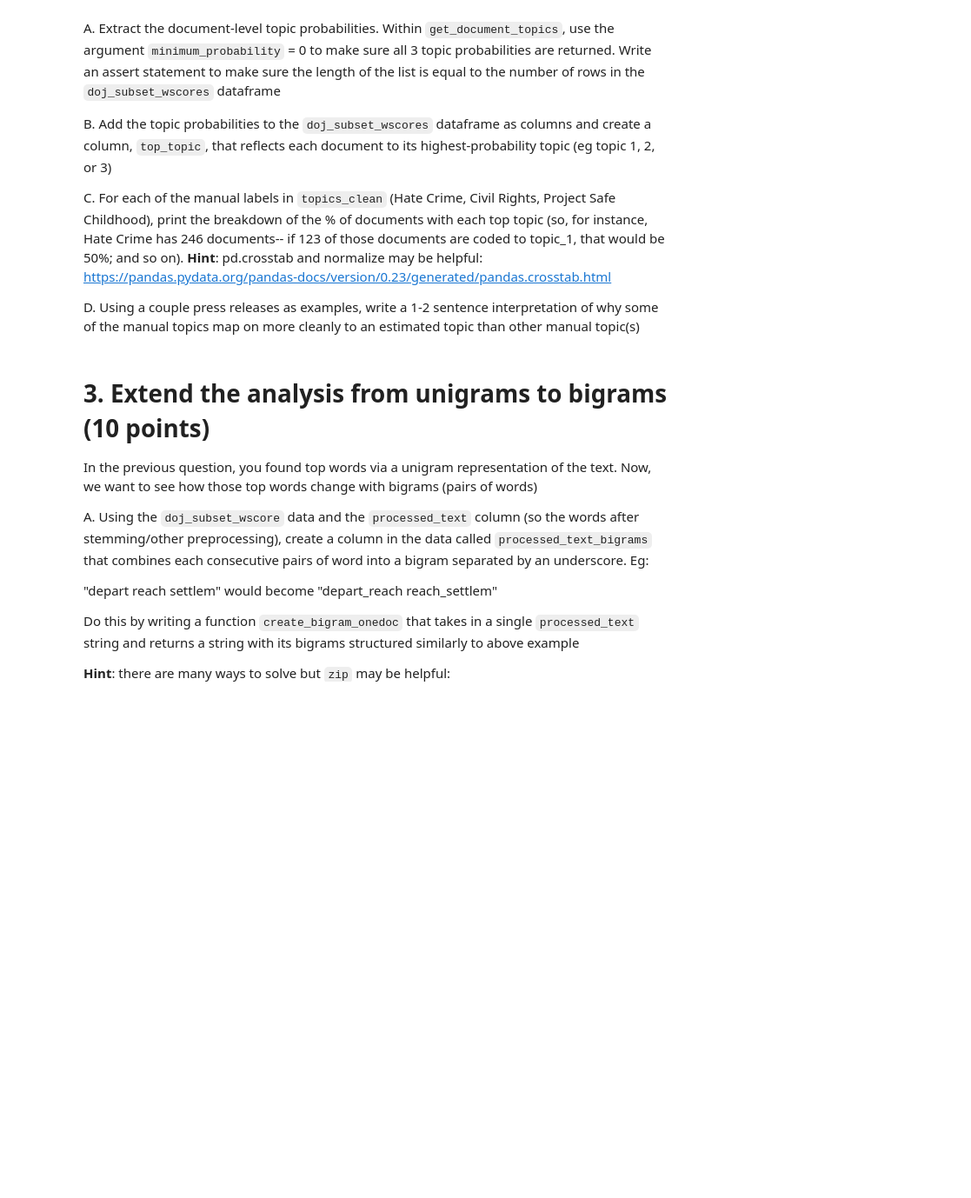
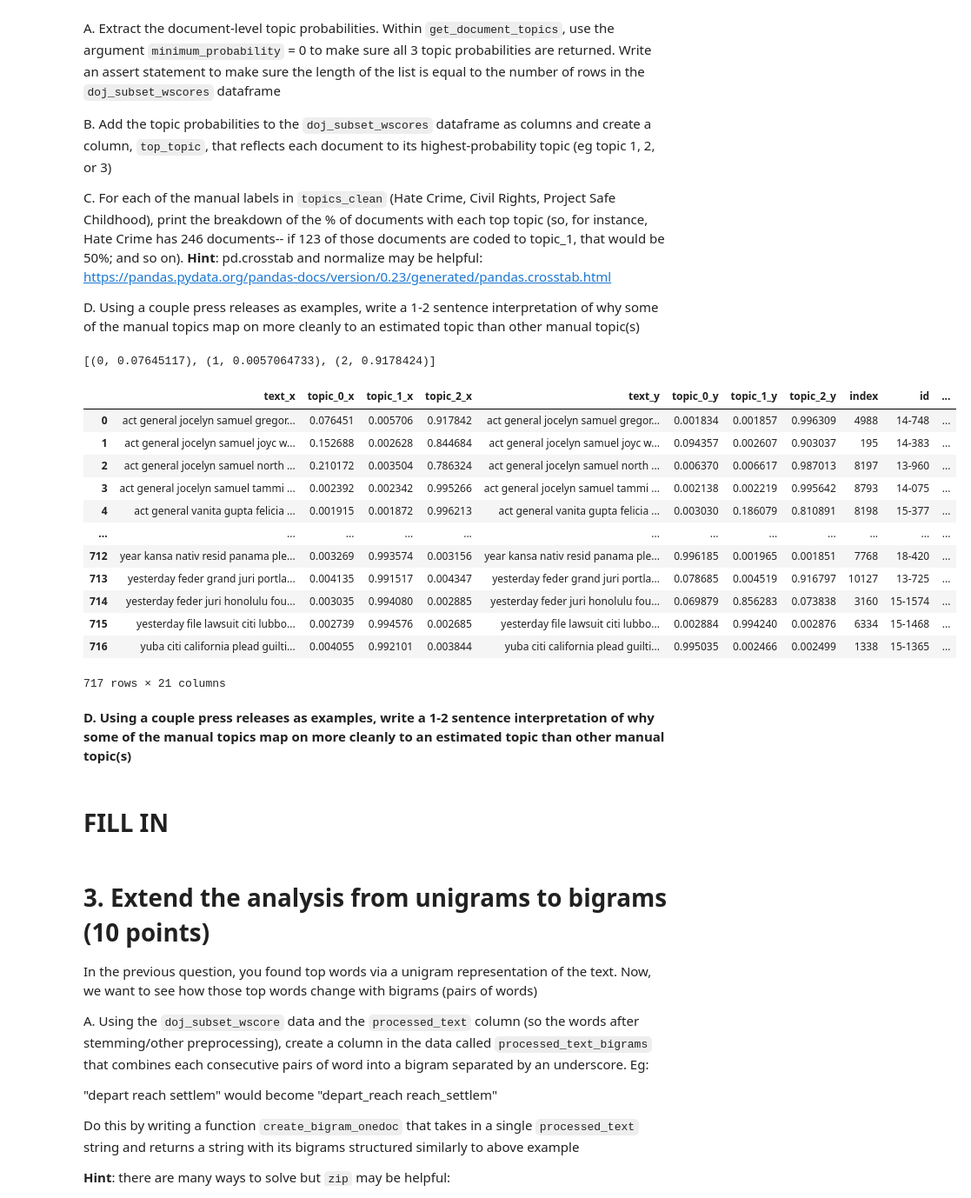
Before and after one commit to marinaw99/QSS20_S24, a Jupyter notebook: problemsets/pset3/pset3_magee_steadman_wang.ipynb, the cells around one changed output. Shown at 87% size. Cells and saved outputs as stored; diff of their text form; code cells hidden in the pictures; blank space fills up the shorter version.

```diff
--- a/problemsets/pset3/pset3_magee_steadman_wang.ipynb
+++ b/problemsets/pset3/pset3_magee_steadman_wang.ipynb
@@ -367,6 +304,6 @@ def process_press(text):
 
     return sentiment_ex
 # %%
-sentiment_scores_contents = [process_press(s) for s in doj_subset.contents]
-sentiment_scores_contents
+sentiment_scores = [process_press(str) for str in doj_subset['contents']]
+sentiment_scores
 # %% [output]
@@ -536,0 +665,59 @@ D. Using a couple press releases as examples, write a 1-2 sentence interpretatio
+# %%
+## your code here to get doc-level topic probabilities
+# A
+topic_prob_bydoc = [lda_model.get_document_topics(item, minimum_probability=0) for item in corpus_fromdict_proc]
+
+assert len(topic_prob_bydoc) == len(doj_subset_wscores), "The length of topic probabilities list does not match the number of rows in doj_subset_wscores dataframe"
+# %%
+## your code here to add those topic probabilities to the dataframe
+# B
+
+one_list_tup = topic_prob_bydoc[0]
+one_list_tup
+
+# create a long form dataframe by flattening the list
+topic_prob_bydoc_long = pd.DataFrame([t for lst in topic_prob_bydoc for t in lst],
+                                     columns = ['topic', 'probability'])
+
+# add id var for the number of topics
+topic_prob_bydoc_long['text'] = list(np.concatenate([[text] *
+                                    n_topics for text in doj_subset_wscores.processed_text]).flat)
+
+# pivot to wide format
+topic_prob_bydoc_wide = pd.pivot_table(topic_prob_bydoc_long, index = ['text'],
+                        columns = ['topic']).reset_index().reset_index(drop = True)
+topic_prob_bydoc_wide.columns = ['text'] + ["topic_" + str(i) for i in np.arange(0, n_topics)]
+
+# merge w/ original data set
+doj_subset_wscores = pd.merge(topic_prob_bydoc_wide, doj_subset_wscores, left_on = 'text', right_on = 'processed_text')
+doj_subset_wscores
+# # Identify topic columns
+# topic_columns = [col for col in doj_subset_wscores.columns if col.startswith('topic_')]
+
+# # Find the column with the highest probability for each row
+# doj_subset_wscores['top_topic'] = doj_subset_wscores[topic_columns].idxmax(axis=1)
+
+# # If you want to get the topic number as an integer instead of column name:
+# # Extract the topic number from the column name
+# doj_subset_wscores['top_topic'] = doj_subset_wscores['top_topic'].str.replace('topic_', '').astype(int)
+
+# # create indicator for top topics
+# Identify topic columns
+
+
+# Create TOP TOPIC column -- HOW TO DO?!?!??!!??!?!?!
+# %% [output]
+[(0, 0.07645117), (1, 0.0057064733), (2, 0.9178424)]
+|  | text_x | topic_0_x | topic_1_x | topic_2_x | text_y | topic_0_y | topic_1_y | topic_2_y | index | id | ... |
+| 0 | act general jocelyn samuel gregor... | 0.076451 | 0.005706 | 0.917842 | act general jocelyn samuel gregor... | 0.001834 | 0.001857 | 0.996309 | 4988 | 14-748 | ... |
+| 1 | act general jocelyn samuel joyc w... | 0.152688 | 0.002628 | 0.844684 | act general jocelyn samuel joyc w... | 0.094357 | 0.002607 | 0.903037 | 195 | 14-383 | ... |
+| 2 | act general jocelyn samuel north ... | 0.210172 | 0.003504 | 0.786324 | act general jocelyn samuel north ... | 0.006370 | 0.006617 | 0.987013 | 8197 | 13-960 | ... |
+| 3 | act general jocelyn samuel tammi ... | 0.002392 | 0.002342 | 0.995266 | act general jocelyn samuel tammi ... | 0.002138 | 0.002219 | 0.995642 | 8793 | 14-075 | ... |
+| 4 | act general vanita gupta felicia ... | 0.001915 | 0.001872 | 0.996213 | act general vanita gupta felicia ... | 0.003030 | 0.186079 | 0.810891 | 8198 | 15-377 | ... |
+| ... | ... | ... | ... | ... | ... | ... | ... | ... | ... | ... | ... |
+| 712 | year kansa nativ resid panama ple... | 0.003269 | 0.993574 | 0.003156 | year kansa nativ resid panama ple... | 0.996185 | 0.001965 | 0.001851 | 7768 | 18-420 | ... |
+| 713 | yesterday feder grand juri portla... | 0.004135 | 0.991517 | 0.004347 | yesterday feder grand juri portla... | 0.078685 | 0.004519 | 0.916797 | 10127 | 13-725 | ... |
+| 714 | yesterday feder juri honolulu fou... | 0.003035 | 0.994080 | 0.002885 | yesterday feder juri honolulu fou... | 0.069879 | 0.856283 | 0.073838 | 3160 | 15-1574 | ... |
+| 715 | yesterday file lawsuit citi lubbo... | 0.002739 | 0.994576 | 0.002685 | yesterday file lawsuit citi lubbo... | 0.002884 | 0.994240 | 0.002876 | 6334 | 15-1468 | ... |
+| 716 | yuba citi california plead guilti... | 0.004055 | 0.992101 | 0.003844 | yuba citi california plead guilti... | 0.995035 | 0.002466 | 0.002499 | 1338 | 15-1365 | ... |
+717 rows × 21 columns
@@ -537,5 +737,9 @@ D. Using a couple press releases as examples, write a 1-2 sentence interpretatio
 # %%
 ## your code here to summarize the topic proportions for each of the topics_clean
+# %% [markdown]
+**D. Using a couple press releases as examples, write a 1-2 sentence interpretation of why some of the manual topics map on more cleanly to an estimated topic than other manual topic(s)**
+# %% [markdown]
+# FILL IN
 # %% [markdown]
 # 3. Extend the analysis from unigrams to bigrams (10 points)
 
```
Also changed, not shown: parts of 40 cells of this notebook, 1 other file.
